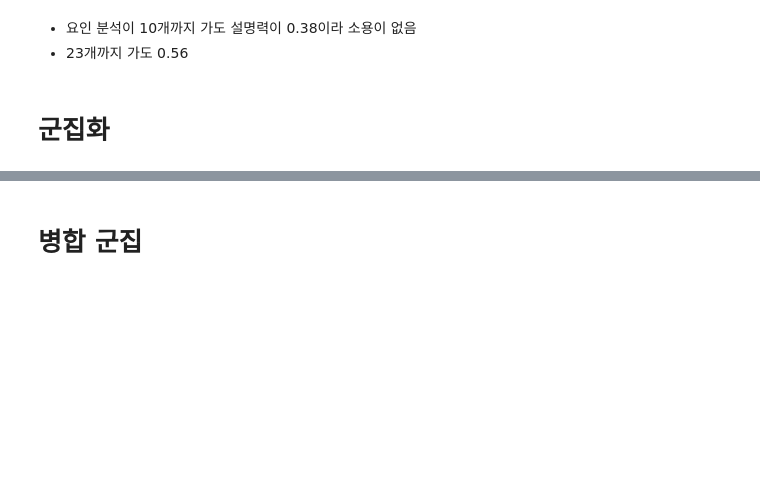
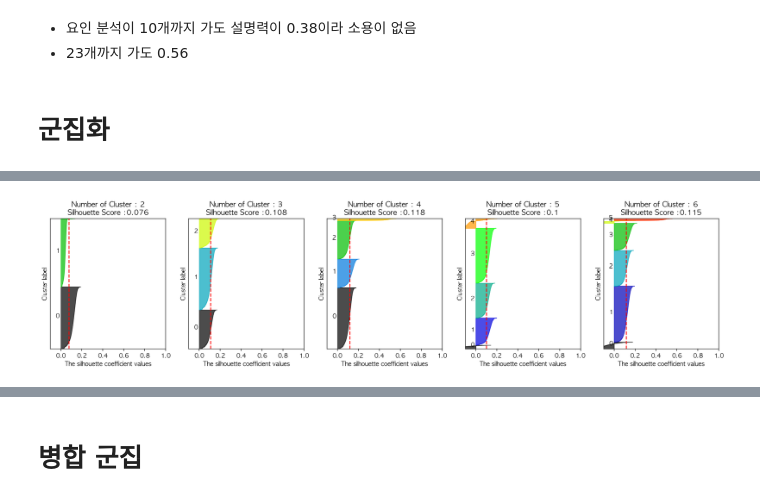
Before and after one commit to NayeonKeum/BigContest2022, a Jupyter notebook: code/clustering_nkeum.ipynb, the cells around one changed output, grey strips where cells are left out. Drawn from its saved outputs; the diff is of its cells as text; code cells hidden in the pictures; blank space fills up the shorter version.

```diff
--- a/code/clustering_nkeum.ipynb
+++ b/code/clustering_nkeum.ipynb
@@ -506,0 +619,4 @@ visualize_silhouette_kmeans([3, 4, 5, 6], X_cluster)
+# %%
+visualize_silhouette_kmeans([2, 3, 4, 5, 6], X_cluster_2) # 80분
+# %% [output]
+[figure, added]
```
Also changed, not shown: parts of 24 cells of this notebook.
